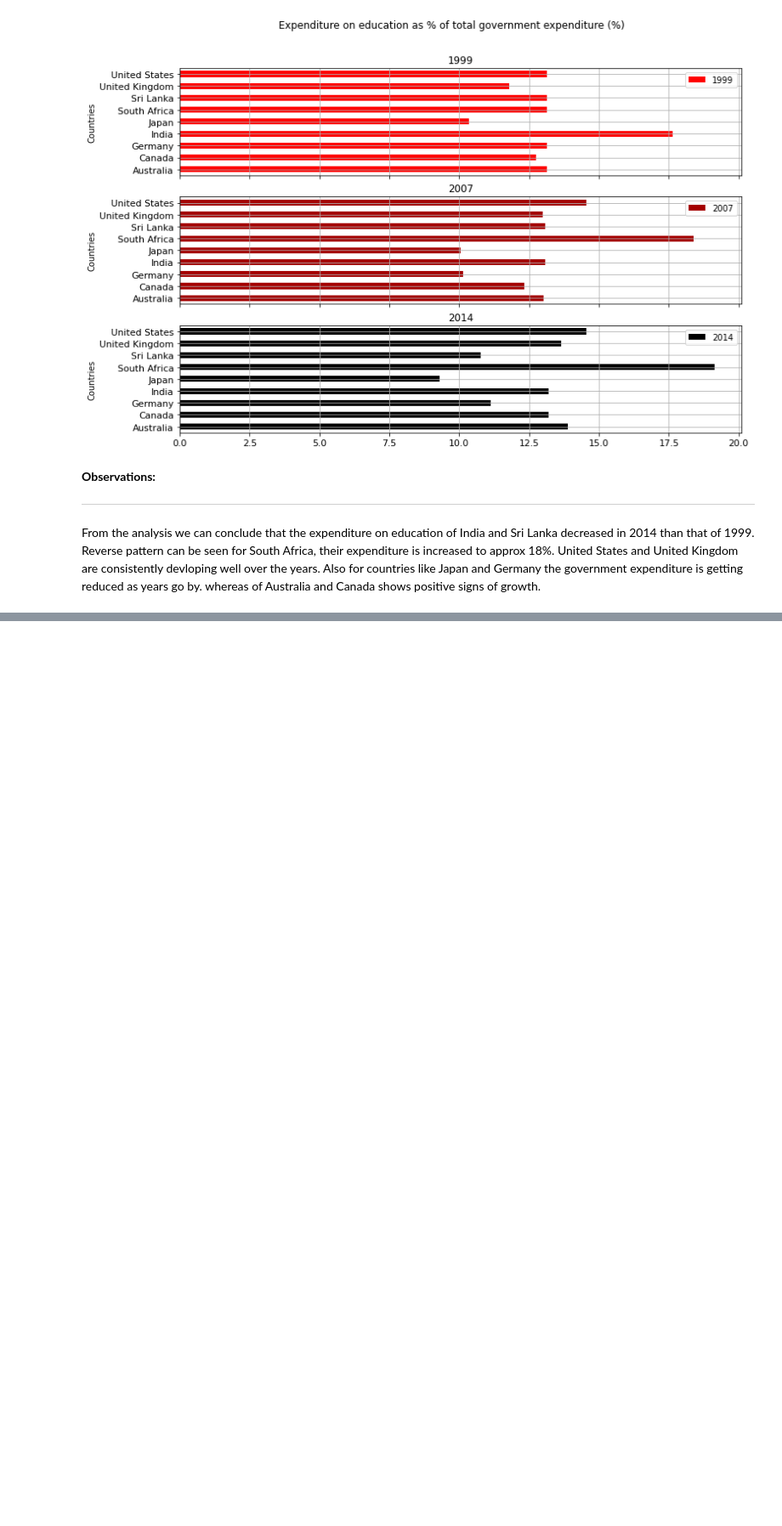
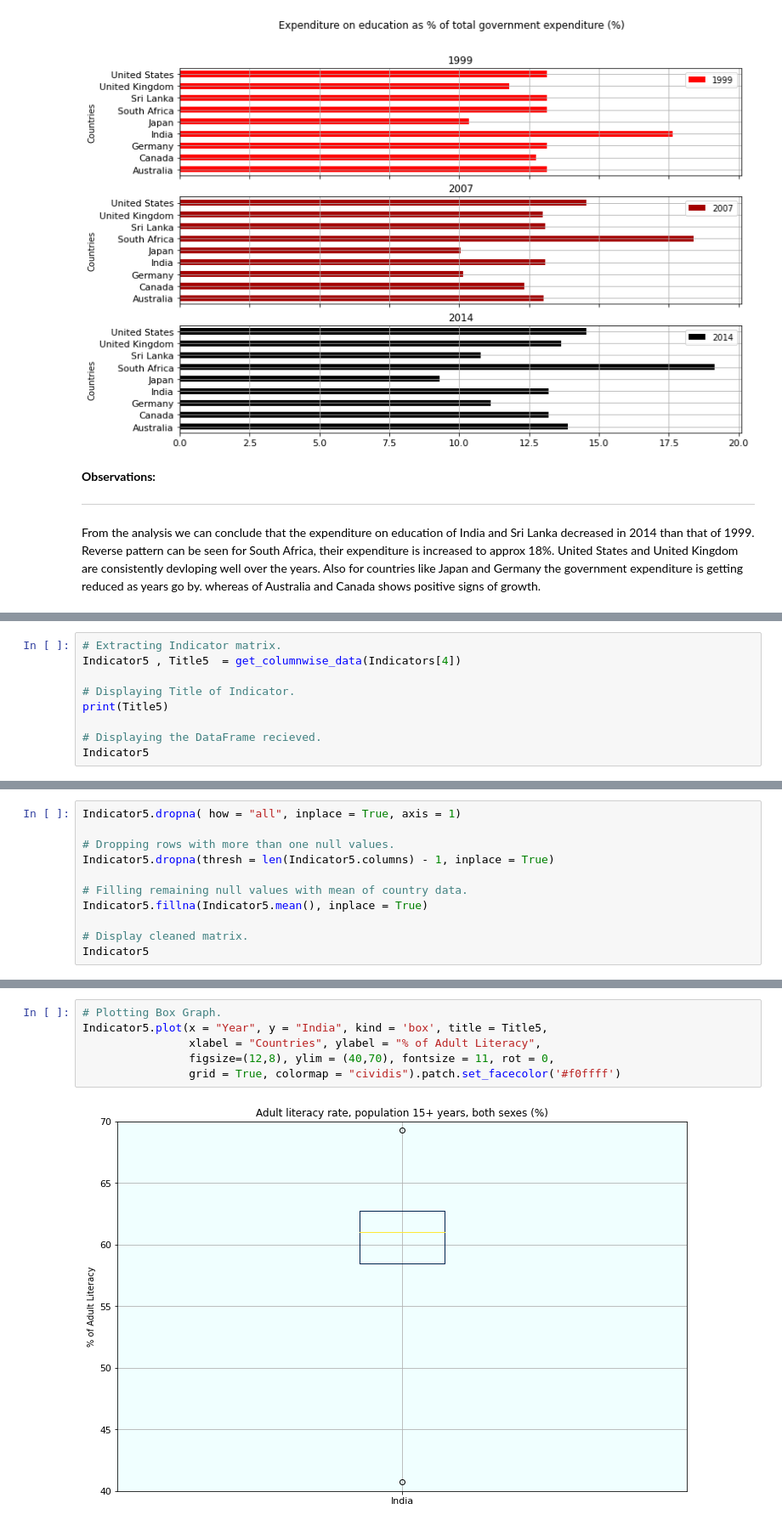
Before and after one commit to DS-Shubham-Pandey/World-Bank-Global-Education-Analysis, a Jupyter notebook: World_Bank_Global_Education_Analysis_Capstone_Project.ipynb, the cells around one changed output, grey strips where cells are left out. Shown: that part at 85% size. Drawn from its saved outputs; the diff is of its cells as text; blank space fills up the shorter version.

```diff
--- a/World_Bank_Global_Education_Analysis_Capstone_Project.ipynb
+++ b/World_Bank_Global_Education_Analysis_Capstone_Project.ipynb
@@ -674,0 +682,9 @@ Also for countries like Japan and Germany the government expenditure is getting
+# %%
+# Extracting Indicator matrix.
+Indicator5 , Title5  = get_columnwise_data(Indicators[4])
+
+# Displaying Title of Indicator.
+print(Title5)
+
+# Displaying the DataFrame recieved.
+Indicator5
@@ -674,0 +708,11 @@ Also for countries like Japan and Germany the government expenditure is getting
+# %%
+Indicator5.dropna( how = "all", inplace = True, axis = 1)
+
+# Dropping rows with more than one null values.
+Indicator5.dropna(thresh = len(Indicator5.columns) - 1, inplace = True)
+
+# Filling remaining null values with mean of country data.
+Indicator5.fillna(Indicator5.mean(), inplace = True)
+
+# Display cleaned matrix.
+Indicator5
@@ -674,0 +726,8 @@ Also for countries like Japan and Germany the government expenditure is getting
+# %%
+# Plotting Box Graph.
+Indicator5.plot(x = "Year", y = "India", kind = 'box', title = Title5,
+                xlabel = "Countries", ylabel = "% of Adult Literacy",
+                figsize=(12,8), ylim = (40,70), fontsize = 11, rot = 0,
+                grid = True, colormap = "cividis").patch.set_facecolor('#f0ffff')
+# %% [output]
+[figure, added]
```
Also changed, not shown: parts of 24 cells of this notebook.
